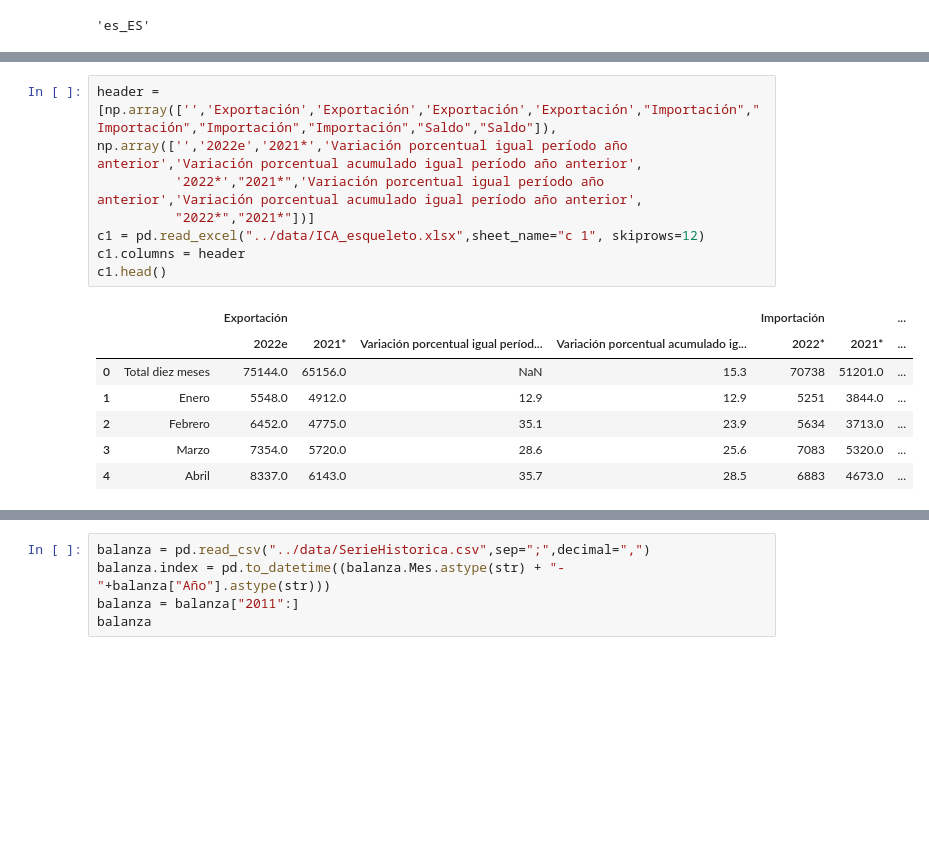
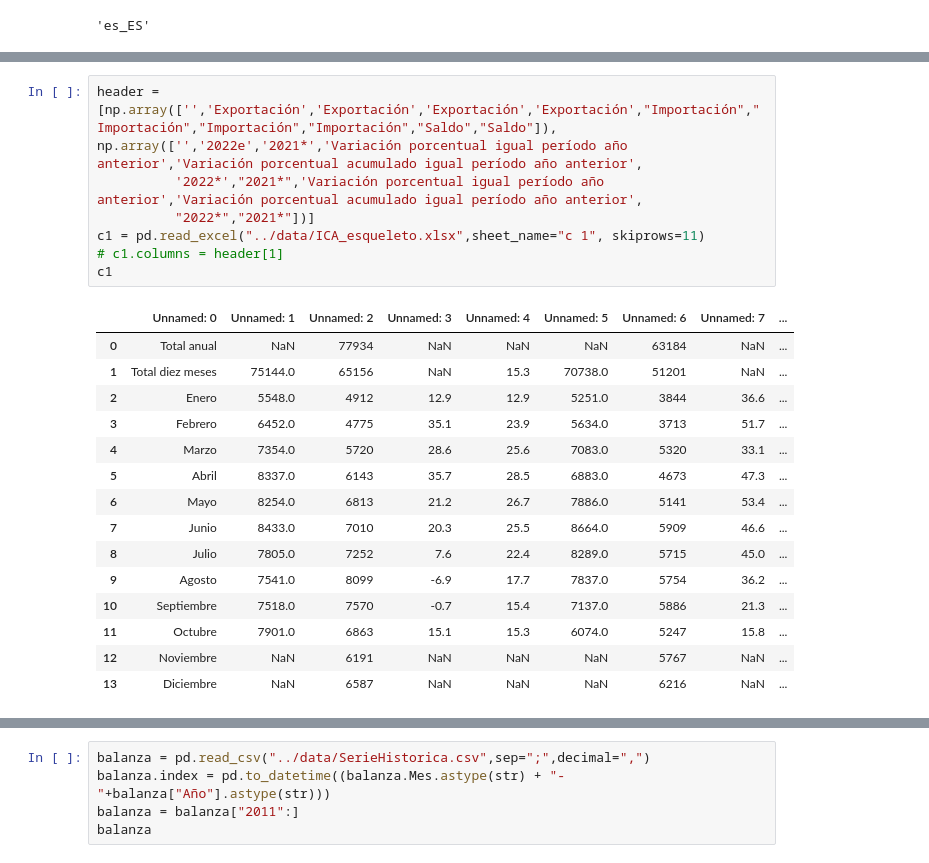
Before and after one commit to LucaGelmini/ica-astro, a Jupyter notebook: src/wrangling py/jupyter/index.ipynb, the cells around one changed output, grey strips where cells are left out. Drawn from its saved outputs; the diff is of its cells as text; blank space fills up the shorter version.

Commit message:
correccion tabla y header especial

```diff
--- a/src/wrangling py/jupyter/index.ipynb
+++ b/src/wrangling py/jupyter/index.ipynb
@@ -29,16 +27,24 @@ r2_df.fillna("")
 # %%
 header = [np.array(['','Exportación','Exportación','Exportación','Exportación',"Importación","Importación","Importación","Importación","Saldo","Saldo"]),
 np.array(['','2022e','2021*','Variación porcentual igual período año anterior','Variación porcentual acumulado igual período año anterior',
           '2022*',"2021*",'Variación porcentual igual período año anterior','Variación porcentual acumulado igual período año anterior',
           "2022*","2021*"])]
-c1 = pd.read_excel("../data/ICA_esqueleto.xlsx",sheet_name="c 1", skiprows=12)
-c1.columns = header
-c1.head()
+c1 = pd.read_excel("../data/ICA_esqueleto.xlsx",sheet_name="c 1", skiprows=11)
+# c1.columns = header[1]
+c1
 # %% [output]
-|  |  | Exportación |  |  |  | Importación |  | ... |
-|  |  | 2022e | 2021* | Variación porcentual igual períod... | Variación porcentual acumulado ig... | 2022* | 2021* | ... |
-| 0 | Total diez meses | 75144.0 | 65156.0 | NaN | 15.3 | 70738 | 51201.0 | ... |
-| 1 | Enero | 5548.0 | 4912.0 | 12.9 | 12.9 | 5251 | 3844.0 | ... |
-| 2 | Febrero | 6452.0 | 4775.0 | 35.1 | 23.9 | 5634 | 3713.0 | ... |
-| 3 | Marzo | 7354.0 | 5720.0 | 28.6 | 25.6 | 7083 | 5320.0 | ... |
-| 4 | Abril | 8337.0 | 6143.0 | 35.7 | 28.5 | 6883 | 4673.0 | ... |
+|  | Unnamed: 0 | Unnamed: 1 | Unnamed: 2 | Unnamed: 3 | Unnamed: 4 | Unnamed: 5 | Unnamed: 6 | Unnamed: 7 | ... |
+| 0 | Total anual | NaN | 77934 | NaN | NaN | NaN | 63184 | NaN | ... |
+| 1 | Total diez meses | 75144.0 | 65156 | NaN | 15.3 | 70738.0 | 51201 | NaN | ... |
+| 2 | Enero | 5548.0 | 4912 | 12.9 | 12.9 | 5251.0 | 3844 | 36.6 | ... |
+| 3 | Febrero | 6452.0 | 4775 | 35.1 | 23.9 | 5634.0 | 3713 | 51.7 | ... |
+| 4 | Marzo | 7354.0 | 5720 | 28.6 | 25.6 | 7083.0 | 5320 | 33.1 | ... |
+| 5 | Abril | 8337.0 | 6143 | 35.7 | 28.5 | 6883.0 | 4673 | 47.3 | ... |
+| 6 | Mayo | 8254.0 | 6813 | 21.2 | 26.7 | 7886.0 | 5141 | 53.4 | ... |
+| 7 | Junio | 8433.0 | 7010 | 20.3 | 25.5 | 8664.0 | 5909 | 46.6 | ... |
+| 8 | Julio | 7805.0 | 7252 | 7.6 | 22.4 | 8289.0 | 5715 | 45.0 | ... |
+| 9 | Agosto | 7541.0 | 8099 | -6.9 | 17.7 | 7837.0 | 5754 | 36.2 | ... |
+| 10 | Septiembre | 7518.0 | 7570 | -0.7 | 15.4 | 7137.0 | 5886 | 21.3 | ... |
+| 11 | Octubre | 7901.0 | 6863 | 15.1 | 15.3 | 6074.0 | 5247 | 15.8 | ... |
+| 12 | Noviembre | NaN | 6191 | NaN | NaN | NaN | 5767 | NaN | ... |
+| 13 | Diciembre | NaN | 6587 | NaN | NaN | NaN | 6216 | NaN | ... |
```
Also changed, not shown: parts of 4 cells of this notebook, 1 other file.
